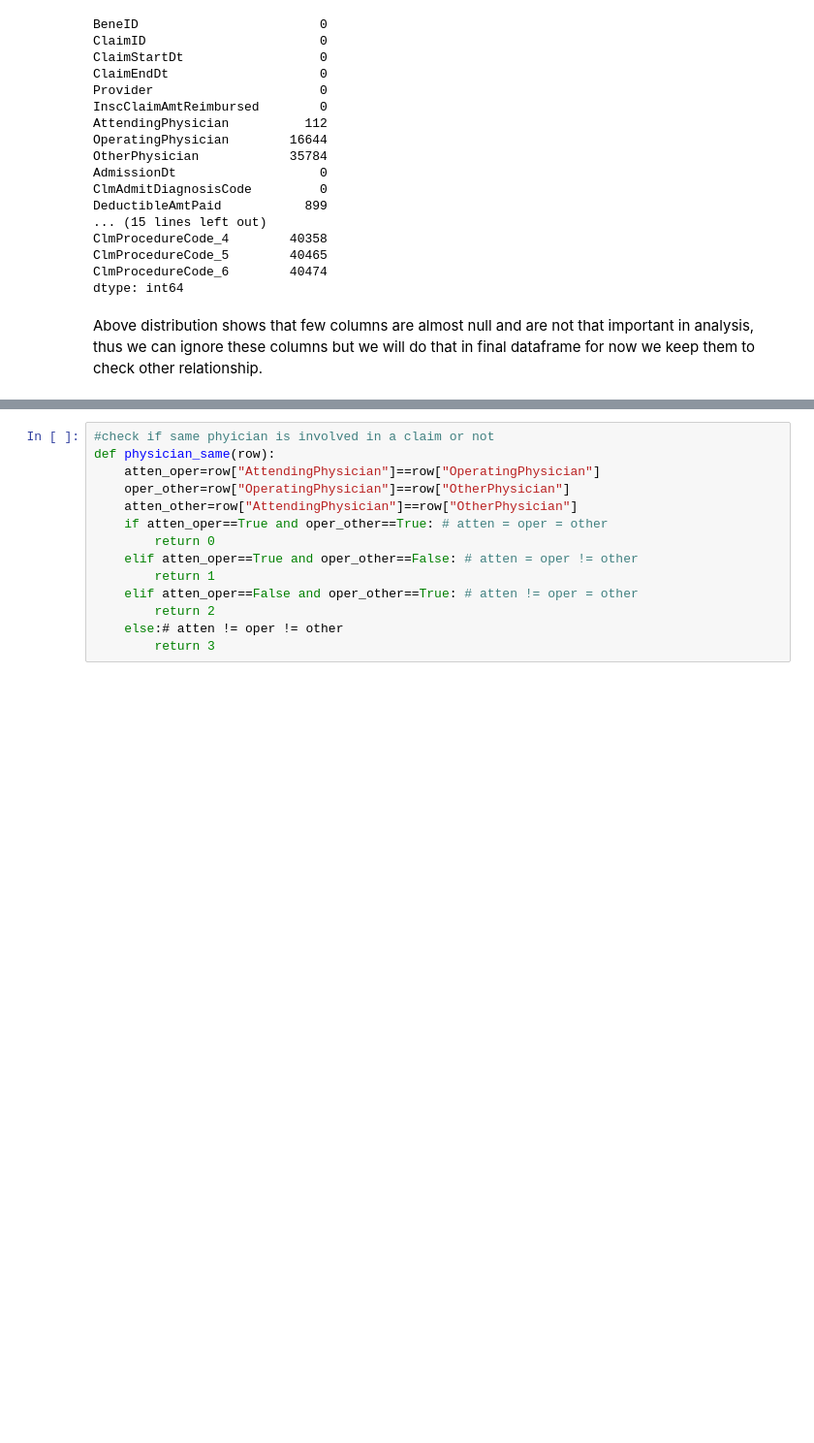
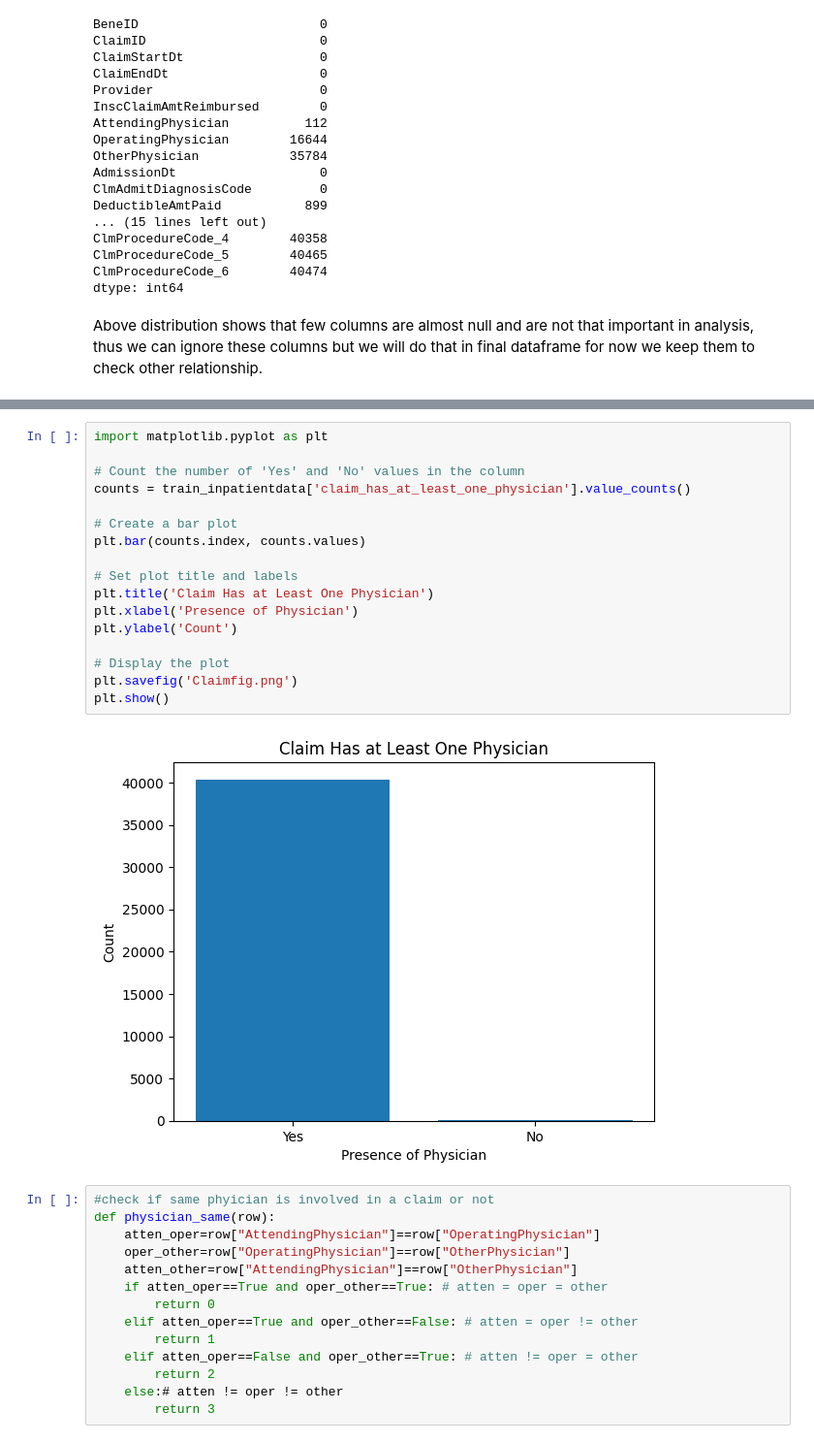
Before and after one commit to Jha-Ujjwal-1542/Fraud_Analysis, a Jupyter notebook: InpatientEda.ipynb, the cells around one changed output, grey strips where cells are left out. Shown at 97% size. Drawn from its saved outputs; the diff is of its cells as text; blank space fills up the shorter version.

```diff
--- a/InpatientEda.ipynb
+++ b/InpatientEda.ipynb
@@ -115,3 +127,22 @@ Above distribution shows that few columns are almost null and are not that impor
+# %%
+import matplotlib.pyplot as plt
+
+# Count the number of 'Yes' and 'No' values in the column
+counts = train_inpatientdata['claim_has_at_least_one_physician'].value_counts()
+
+# Create a bar plot
+plt.bar(counts.index, counts.values)
+
+# Set plot title and labels
+plt.title('Claim Has at Least One Physician')
+plt.xlabel('Presence of Physician')
+plt.ylabel('Count')
+
+# Display the plot
+plt.savefig('Claimfig.png')
+plt.show()
+# %% [output]
+[figure, added]
 # %%
 #check if same phyician is involved in a claim or not
 def physician_same(row):
```
Also changed, not shown: parts of 7 cells of this notebook.
